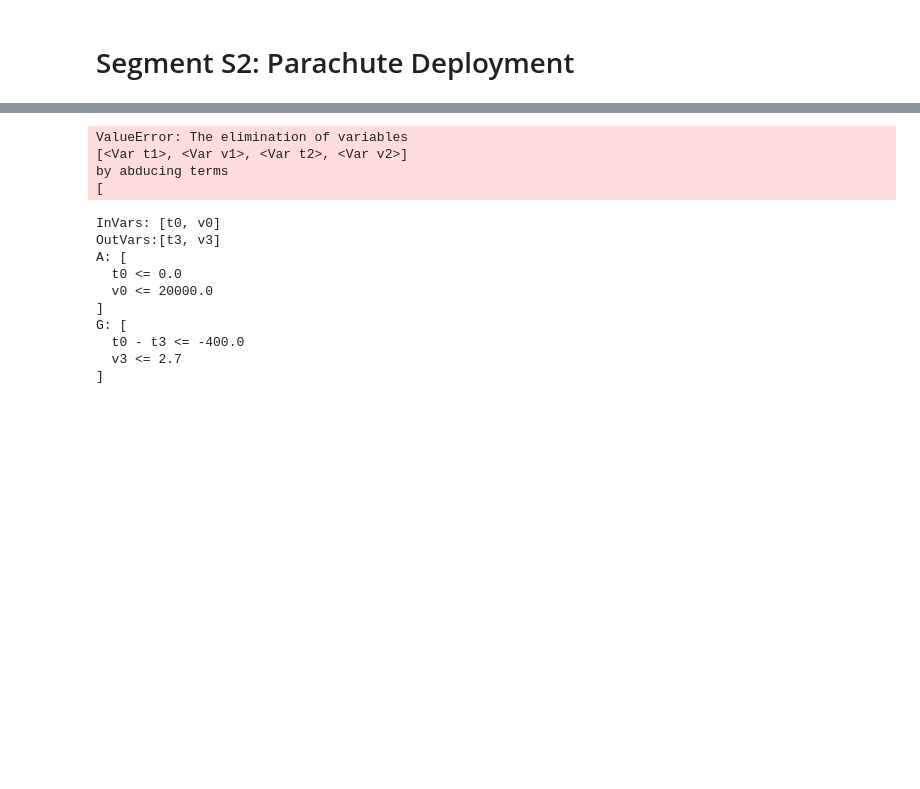
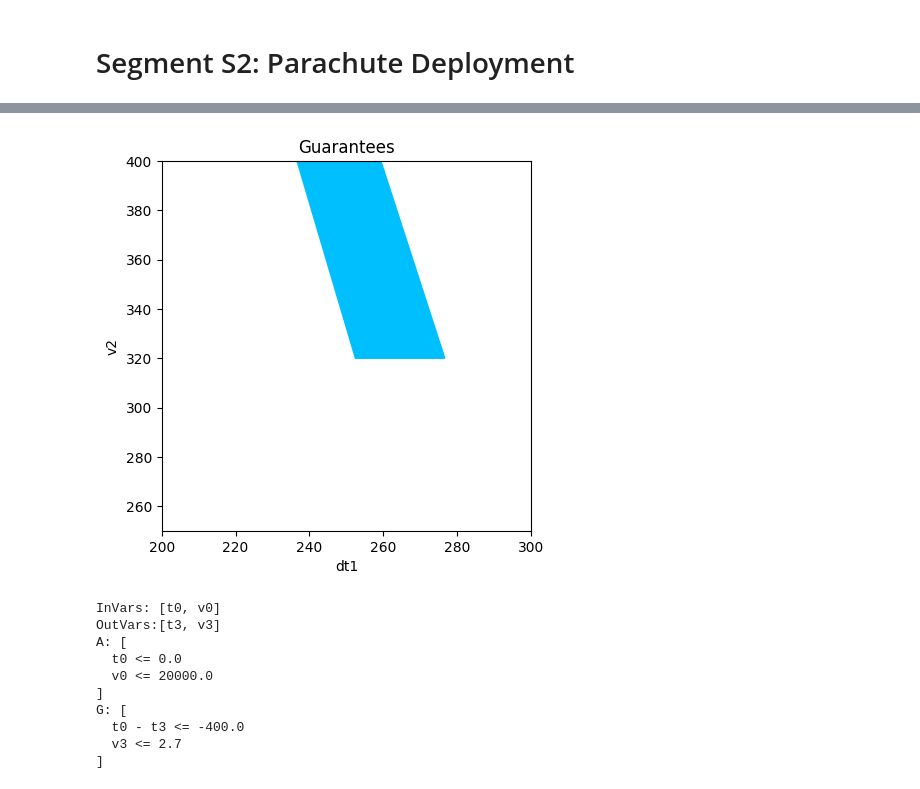
Before and after one commit to pacti-org/pacti, a Jupyter notebook: case_studies/mars_entry_descent_landing/mars_edl-2nd-encoding.ipynb, the cells around one changed output, grey strips where cells are left out. Drawn from its saved outputs; the diff is of its cells as text; code cells hidden in the pictures; blank space fills up the shorter version.

```diff
--- a/case_studies/mars_entry_descent_landing/mars_edl-2nd-encoding.ipynb
+++ b/case_studies/mars_entry_descent_landing/mars_edl-2nd-encoding.ipynb
@@ -191,11 +203,16 @@ plot_guarantees(
-# %%
-mission_scenario_before_powered_descent = atmospheric_entry_contract.compose(parachute_deployment_contract)
-print(mission_scenario_before_powered_descent)
-# %% [output]
-ValueError: The elimination of variables
-[<Var t1>, <Var v1>, <Var t2>, <Var v2>]
-by abducing terms
-[
+# %%
+_ = plot_guarantees(
+    contract=parachute_deployment_contract,
+    x_var=Var("dt1"),
+    y_var=Var("v2"),
+    var_values={
+        Var("v1"):parachute_v_entry
+    },
+    x_lims=(200, 300),
+    y_lims=(250, 400)
+)
+# %% [output]
+[figure, added]
 # %%
 skycrane_t_entry = 400.0
 skycrane_v_entry = 2.7
```
Also changed, not shown: parts of 5 cells of this notebook.
